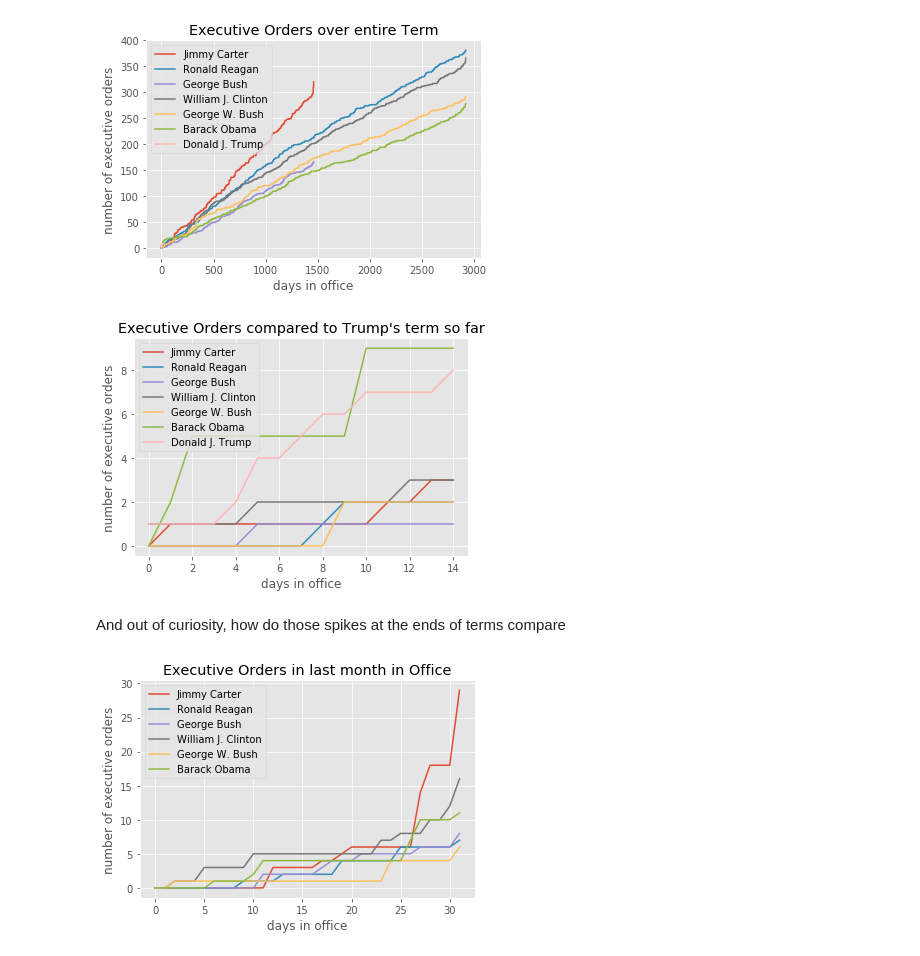
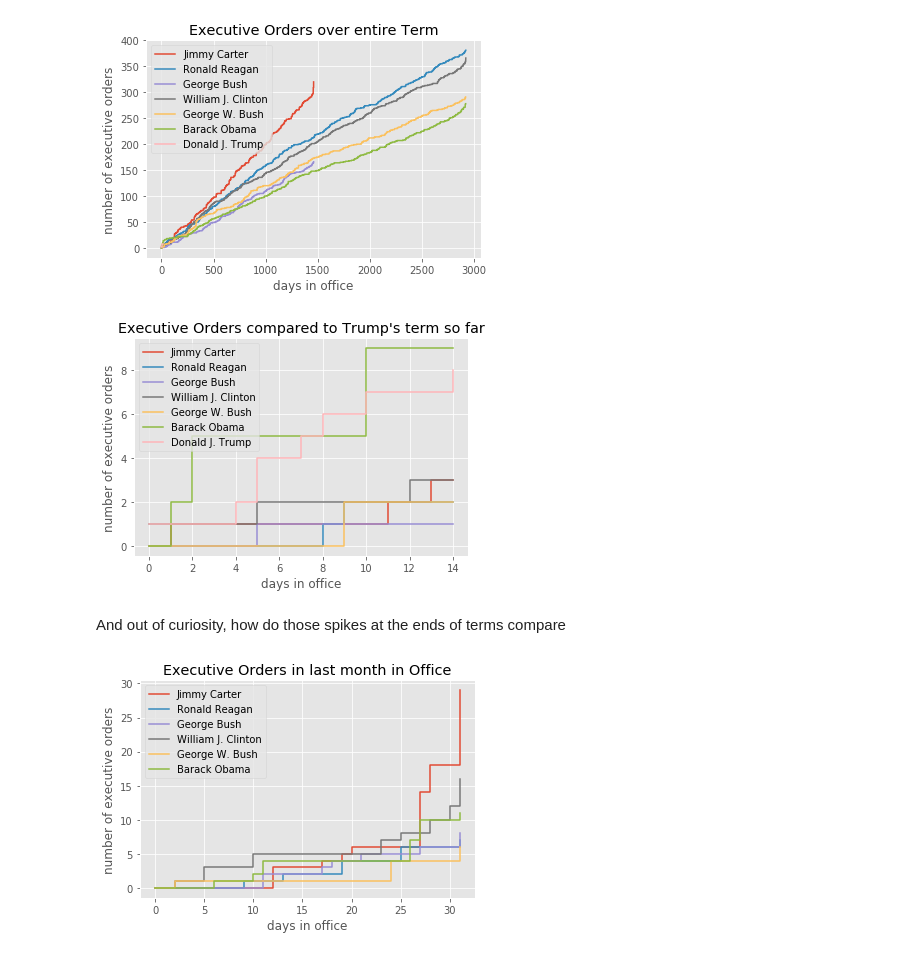
Before and after one commit to dschep/executive-orders-notebook, a Jupyter notebook: index.ipynb, the cells around one changed output. Saved outputs shown, nothing was run; the diff lists cells and outputs as text; code cells hidden in the pictures.

Commit message:
plot steps. closes #1

```diff
--- a/index.ipynb
+++ b/index.ipynb
@@ -55,7 +55,7 @@ for president, orders in sorted(orders_by_president_by_day_of_presidency.items()
     for i in x:
         total += orders.get(i, 0)
         y.append(total)
-    plt.plot(x, y, label=president)
+    plt.plot(x, y, label=president, drawstyle='steps-post')
 
 style.use('ggplot')
 
@@ -69,23 +69,23 @@ plt.show()
 # %%
 for president, orders in sorted(orders_by_president_by_day_of_presidency.items(),
                                 key=lambda x: inauguration_dates[x[0]]):
     x = range(max(orders) + 1)[:max(orders_by_president_by_day_of_presidency['Donald J. Trump'].keys()) + 1]
     y = []
     total = 0
     for i in x:
         total += orders.get(i, 0)
         y.append(total)
-    plt.plot(x, y, label=president)
+    plt.plot(x, y, label=president, drawstyle='steps-post')
 
 style.use('ggplot')
 
 plt.legend()
 plt.title("Executive Orders compared to Trump's term so far")
 plt.xlabel('days in office')
 plt.ylabel('number of executive orders')
 plt.show()
 # %% [output]
-[figure, old version]
+[figure, new version]
 # %% [markdown]
 And out of curiosity, how do those spikes at the ends of terms compare
 # %%
@@ -99,7 +99,7 @@ for president, orders in sorted(orders_by_president_by_day_of_presidency.items()
     for i in range(last_day - 31, last_day + 1):
         total += orders.get(i, 0)
         y.append(total)
-    plt.plot(range(32), y, label=president)
+    plt.plot(range(32), y, label=president, drawstyle='steps-post')
 
 style.use('ggplot')
 
@@ -109,4 +109,4 @@ plt.xlabel('days in office')
 plt.ylabel('number of executive orders')
 plt.show()
 # %% [output]
-[figure, old version]
+[figure, new version]
```
Also changed, not shown: 2 other files.
